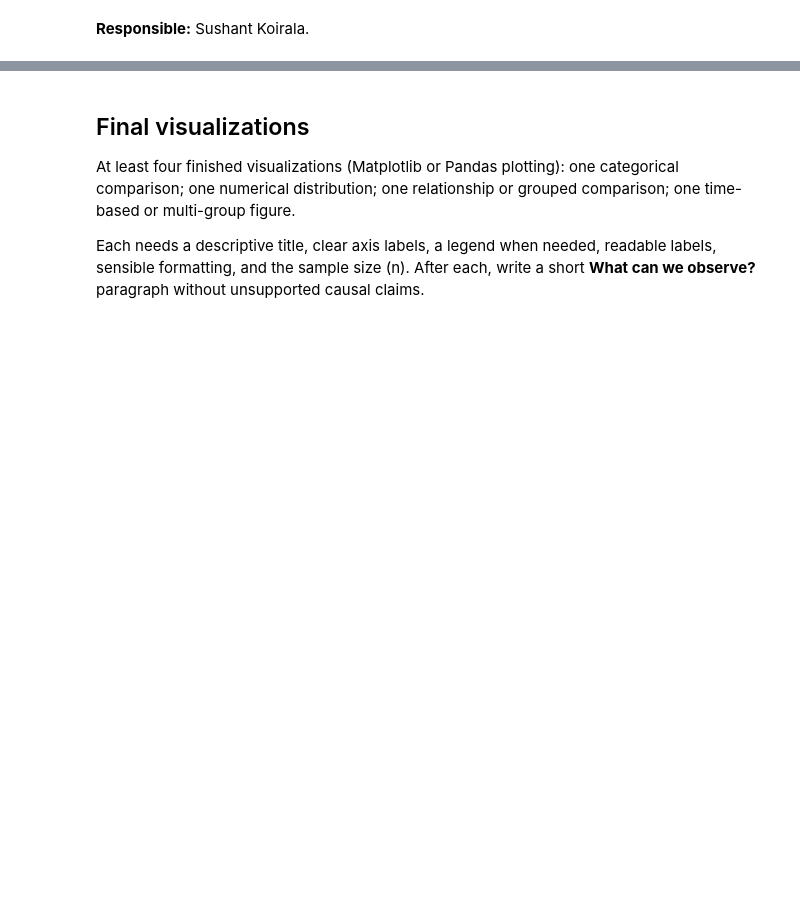
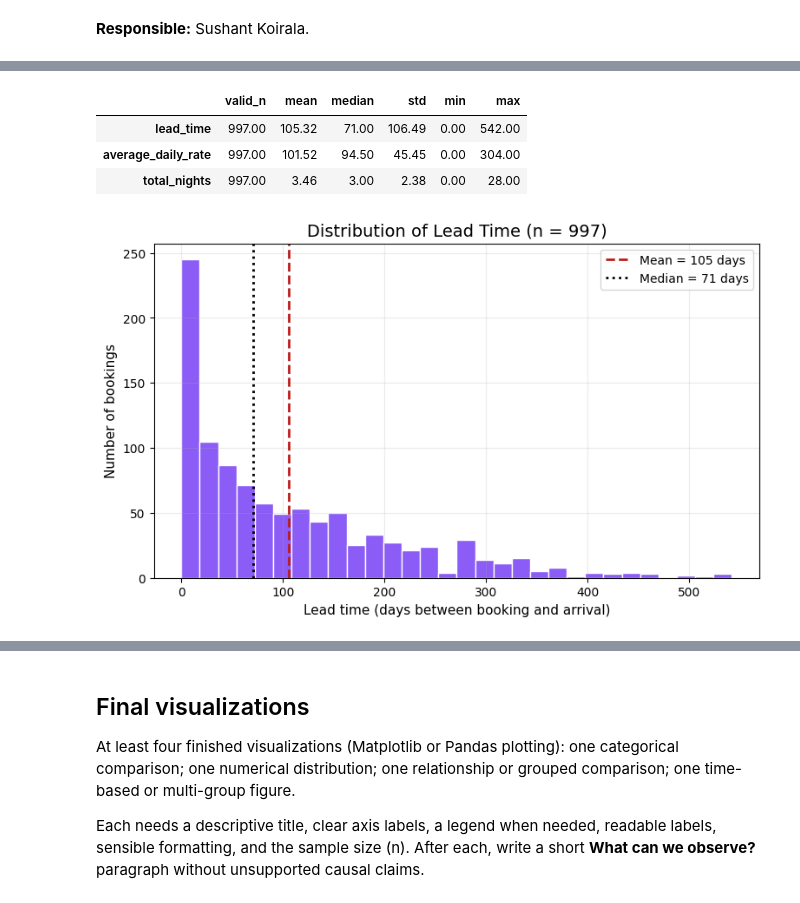
Before and after one commit to Acidburn07/hotel-booking-data-analysis, a Jupyter notebook: notebooks/work/sushant.ipynb, the cells around one changed output, grey strips where cells are left out. Saved outputs shown, nothing was run; the diff lists cells and outputs as text; code cells hidden in the pictures; blank space fills up the shorter version.

```diff
--- a/notebooks/work/sushant.ipynb
+++ b/notebooks/work/sushant.ipynb
@@ -22,0 +68,14 @@ You may create additional useful variables if they support your research questio
+# %%
+hotel["arrival_date"] = pd.to_datetime(
+    hotel["arrival_date_year"].astype(str) + "-" + hotel["arrival_date_month"] + "-"
+    + hotel["arrival_date_day_of_month"].astype(str),
+    format="%Y-%B-%d", errors="coerce")
+hotel["total_nights"] = hotel["stays_in_weekend_nights"] + hotel["stays_in_week_nights"]
+hotel["total_guests"] = hotel["adults"] + hotel["children"] + hotel["babies"]
+hotel["estimated_booking_value"] = hotel["average_daily_rate"] * hotel["total_nights"]
+
+# Optional extra variables that may help our questions
+hotel["cancel_status"] = hotel["is_canceled"].map({0: "Not cancelled", 1: "Cancelled"})
+hotel["arrival_month_num"] = hotel["arrival_date"].dt.month
+
+hotel[["arrival_date", "total_nights", "total_guests", "average_daily_rate", "estimated_booking_value"]].head()
@@ -30,0 +179,21 @@ Analyze at least two categorical variables and two numerical variables.
+# %%
+numerical_summary(hotel, ["lead_time", "average_daily_rate", "total_nights"]).round(2)
+# %% [output]
+|  | valid_n | mean | median | std | min | max |
+| lead_time | 997.00 | 105.32 | 71.00 | 106.49 | 0.00 | 542.00 |
+| average_daily_rate | 997.00 | 101.52 | 94.50 | 45.45 | 0.00 | 304.00 |
+| total_nights | 997.00 | 3.46 | 3.00 | 2.38 | 0.00 | 28.00 |
+# %%
+fig, ax = plt.subplots()
+ax.hist(hotel["lead_time"], bins=30, color="#8b5cf6", edgecolor="white")
+ax.axvline(np.mean(hotel["lead_time"]), color="#b91c1c", linestyle="--",
+           linewidth=2, label=f"Mean = {np.mean(hotel['lead_time']):.0f} days")
+ax.axvline(np.median(hotel["lead_time"]), color="black", linestyle=":",
+           linewidth=2, label=f"Median = {np.median(hotel['lead_time']):.0f} days")
+ax.set_title(f"Distribution of Lead Time (n = {hotel['lead_time'].notna().sum()})")
+ax.set_xlabel("Lead time (days between booking and arrival)")
+ax.set_ylabel("Number of bookings")
+ax.legend()
+plt.show()
+# %% [output]
+[figure, added]
```
Also changed, not shown: parts of 16 cells of this notebook.
